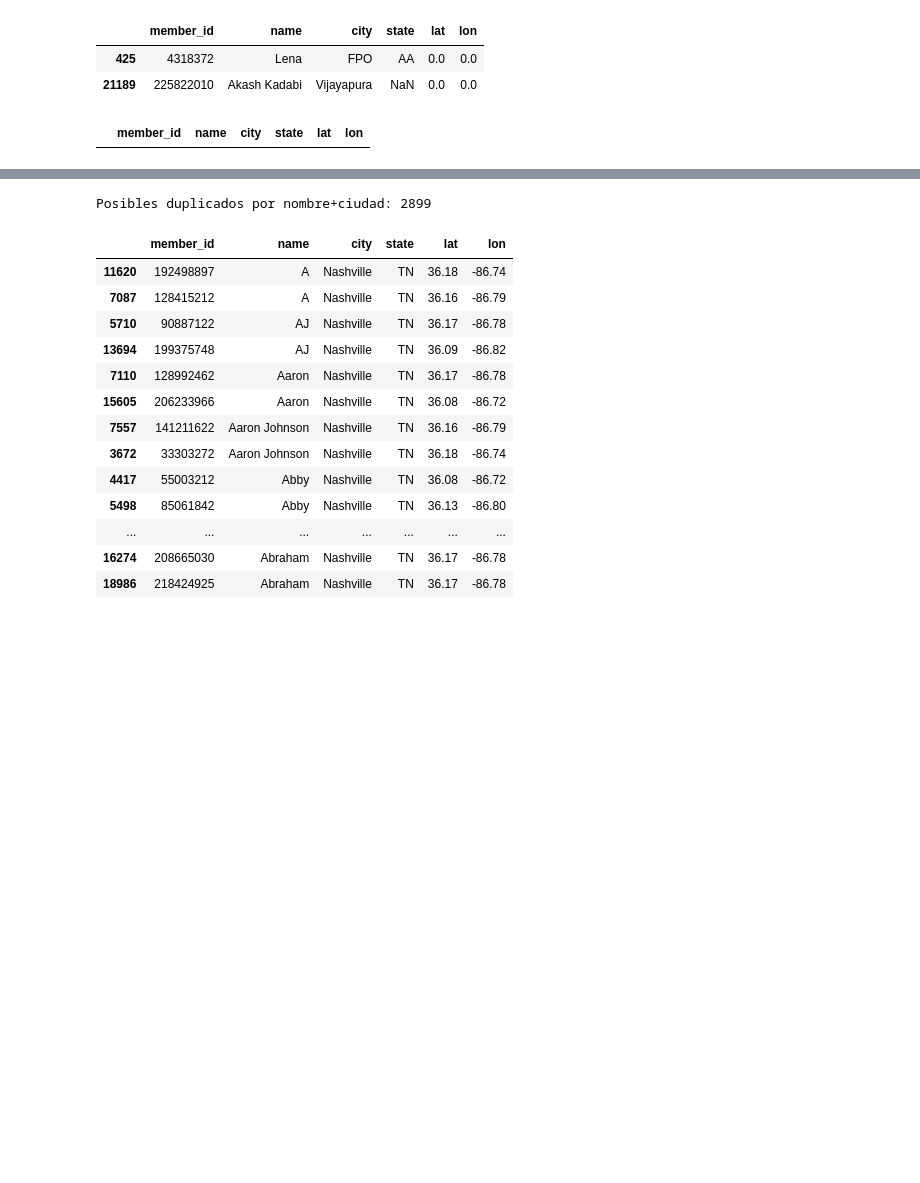
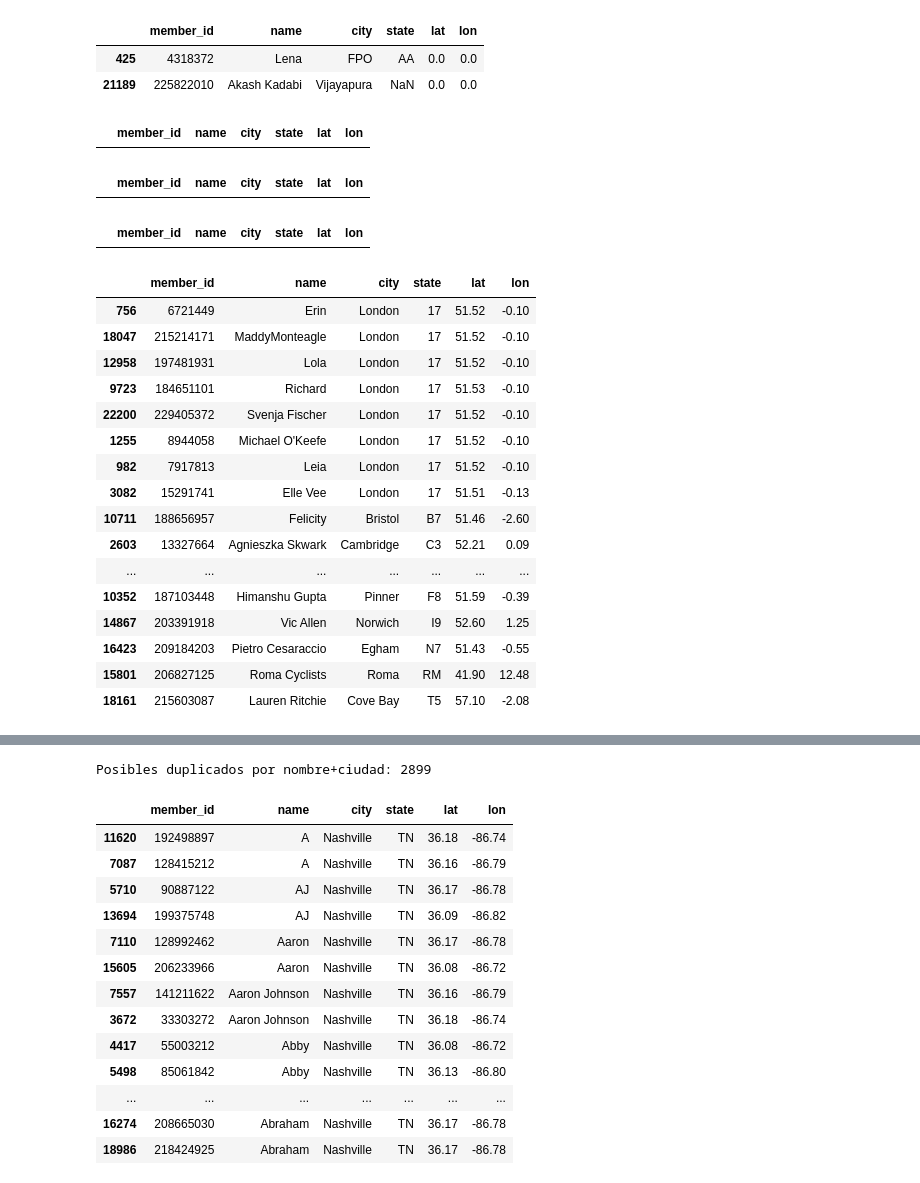
Before and after one commit to rosique3/Graph-Anomaly-Detection, a Jupyter notebook: notebooks/02_eda_metadata.ipynb, the cells around one changed output, grey strips where cells are left out. Drawn from its saved outputs; the diff is of its cells as text; code cells hidden in the pictures; blank space fills up the shorter version.

```diff
--- a/notebooks/02_eda.ipynb
+++ b/notebooks/02_eda_metadata.ipynb
@@ -351,3 +341,32 @@ display(meta_members[(meta_members['lat'].isna()) | (meta_members['lon'].isna())
 | 425 | 4318372 | Lena | FPO | AA | 0.0 | 0.0 |
 | 21189 | 225822010 | Akash Kadabi | Vijayapura | NaN | 0.0 | 0.0 |
 |  | member_id | name | city | state | lat | lon |
+# %%
+meta_members.loc[meta_members['city'] == "Vijayapura", ['lat', 'lon']] = [16.83, 75.72]
+meta_members.drop(meta_members[(meta_members['lat'] == 0) & (meta_members['lon'] == 0)].index, inplace=True)
+
+display(meta_members[(meta_members['lat'] == 0) & (meta_members['lon'] == 0)])
+display(meta_members[(meta_members['lat'].isna()) | (meta_members['lon'].isna())])
+# %% [output]
+|  | member_id | name | city | state | lat | lon |
+|  | member_id | name | city | state | lat | lon |
+# %%
+meta_members[(meta_members['state'].notna()) & (meta_members['lon'] > -15)].sort_values(by='state')
+# %% [output]
+|  | member_id | name | city | state | lat | lon |
+| 756 | 6721449 | Erin | London | 17 | 51.52 | -0.10 |
+| 18047 | 215214171 | MaddyMonteagle | London | 17 | 51.52 | -0.10 |
+| 12958 | 197481931 | Lola | London | 17 | 51.52 | -0.10 |
+| 9723 | 184651101 | Richard | London | 17 | 51.53 | -0.10 |
+| 22200 | 229405372 | Svenja Fischer | London | 17 | 51.52 | -0.10 |
+| 1255 | 8944058 | Michael O'Keefe | London | 17 | 51.52 | -0.10 |
+| 982 | 7917813 | Leia | London | 17 | 51.52 | -0.10 |
+| 3082 | 15291741 | Elle Vee | London | 17 | 51.51 | -0.13 |
+| 10711 | 188656957 | Felicity | Bristol | B7 | 51.46 | -2.60 |
+| 2603 | 13327664 | Agnieszka Skwark | Cambridge | C3 | 52.21 | 0.09 |
+| ... | ... | ... | ... | ... | ... | ... |
+| 10352 | 187103448 | Himanshu Gupta | Pinner | F8 | 51.59 | -0.39 |
+| 14867 | 203391918 | Vic Allen | Norwich | I9 | 52.60 | 1.25 |
+| 16423 | 209184203 | Pietro Cesaraccio | Egham | N7 | 51.43 | -0.55 |
+| 15801 | 206827125 | Roma Cyclists | Roma | RM | 41.90 | 12.48 |
+| 18161 | 215603087 | Lauren Ritchie | Cove Bay | T5 | 57.10 | -2.08 |
```
Also changed, not shown: parts of 7 cells of this notebook, 7 other files.
